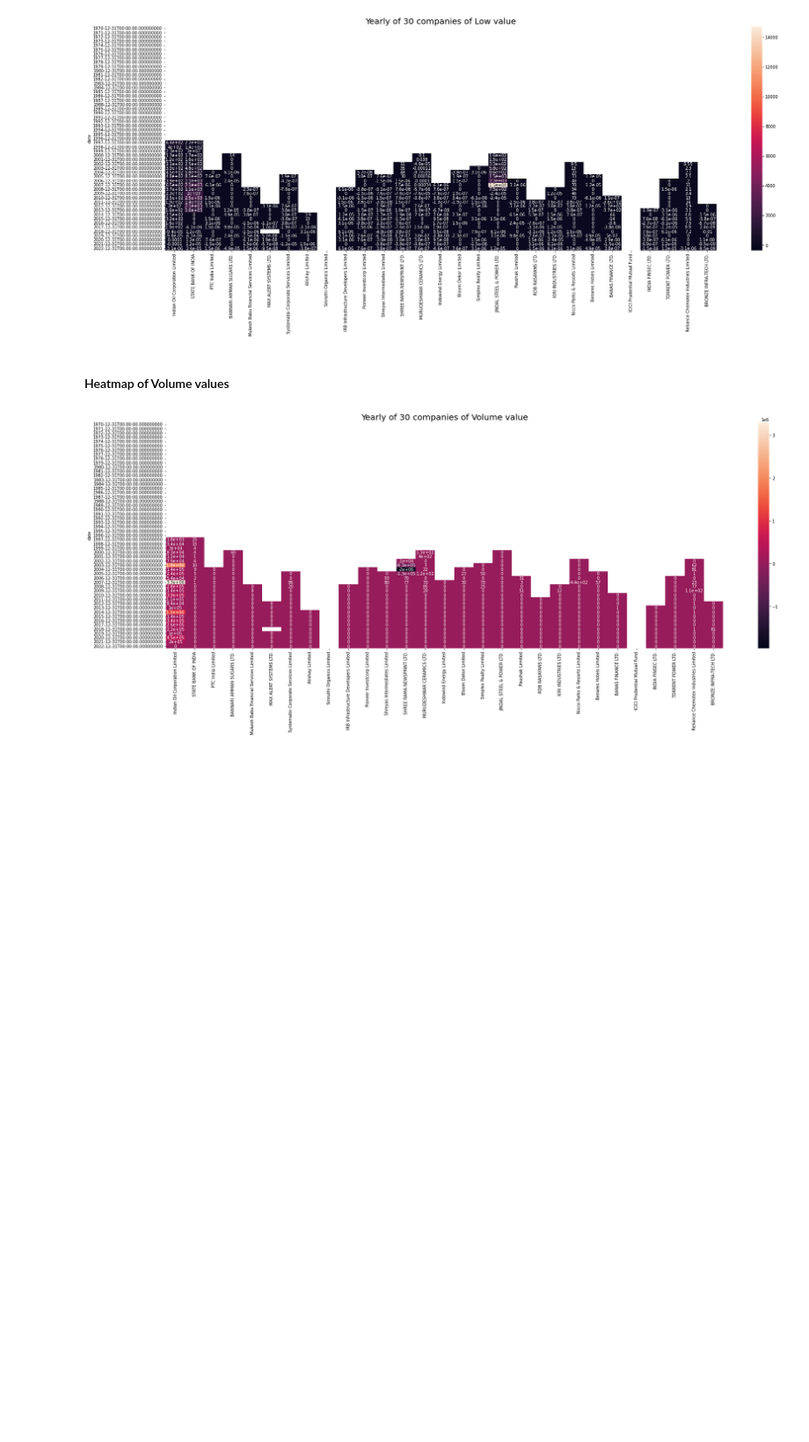
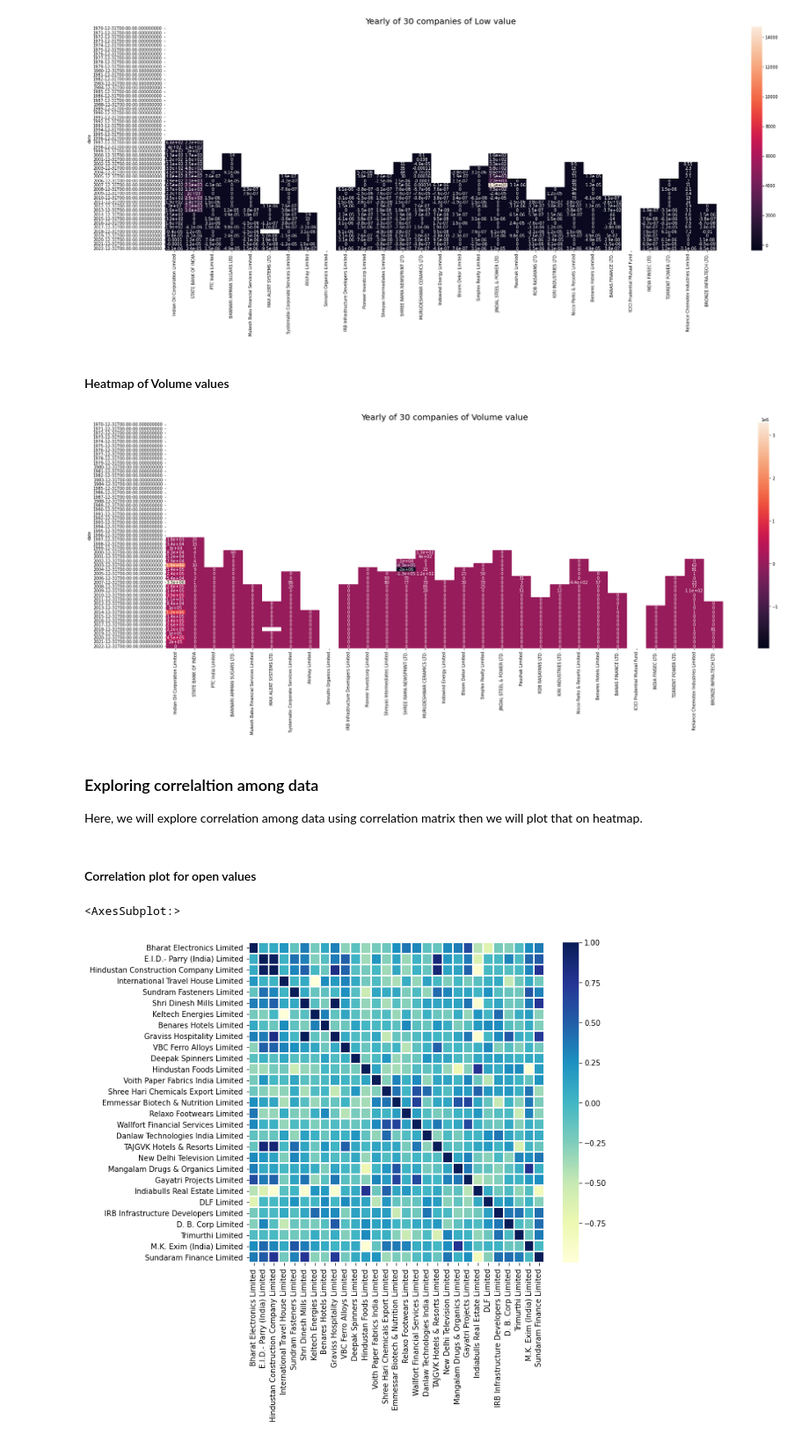
Before and after one commit to TechnocultureResearch/sentient, a Jupyter notebook: data_source_ api.ipynb, the cells around one changed output. Shown at 88% size. Cells and saved outputs as stored; diff of their text form; code cells hidden in the pictures; blank space fills up the shorter version.

```diff
--- a/data_source_ api.ipynb
+++ b/data_source_ api.ipynb
@@ -23,7 +24,7 @@ import requests
 Extracting ticker codes of yfinance and EODhistoricaldata of same companies.
 # %%
 '''Extracting ticker of eodhistoricaldata.'''
-api_key = os.environ['EOD_API_KEY']
+api_key = '6327e5ab358c70.29416475'
 
 class NoSuchExchange(Exception):
     def __init__(self, message: str= "No such exhange supported."):
@@ -44,13 +45,12 @@ def get_ticker_list(exchange, api_token, session=None):
         df = pd.read_csv(StringIO(r.text), skipfooter=0, parse_dates=[0], index_col=0, engine='python')
         return df
 # %%
-location = "C:\\Users\\Lenovo\\Desktop"
 file = 'Yahoo Ticker Symbols - September 2017.xlsx'
-df = pd.read_excel(os.path.join(location, file), sheet_name='Stock')
+df = pd.read_excel(os.path.abspath(file), sheet_name='Stock')
 ticker_list1 = get_ticker_list('BSE', api_key)
 name_list=ticker_list1['Name']
 df_BSE = df[df['Unnamed: 2'] == 'BSE']
-ticker = df_BSE[df_BSE['Unnamed: 1'].isin(name_list)].sample(30)
+ticker = df_BSE[df_BSE['Unnamed: 1'].isin(name_list)].head(30)
 extra_name = ticker_list1[ticker_list1['Name'].isin(ticker['Unnamed: 1'])].reset_index()
 yfinance_ticker = ticker['Yahoo Stock Tickers'].reset_index(drop=True)
 yfinance_company = ticker['Unnamed: 1'].reset_index(drop=True)
@@ -96,7 +96,7 @@ def get_eod_data(symbol, api_token="xxxx", session=None):
         df = pd.read_csv(StringIO(r.text), skipfooter=0, parse_dates=[0], index_col=0, engine='python')
         return df
 # %%
-api_key = os.environ['EOD_API_KEY']
+api_key = '6327e5ab358c70.29416475'
 eod_dict = {}
 for i in range(29):
     eod_dict[eod_company[i]] = get_eod_data(eod_ticker[i]+'.BSE', api_key)
@@ -137,11 +137,14 @@ Finding differences in data and combining values of different companies together
 # %%
 difference_in_data = {}
-for company in yfinance_company:
-    difference_in_data[company] = (eod_dict[company] - yfinance_dict[company])
-    difference_in_data[company]['date'] = pd.to_datetime(difference_in_data[company].index)
-    difference_in_data[company].set_index('date', inplace=True)
-    difference_in_data[company].index = pd.to_datetime(difference_in_data[company].index)
-    difference_in_data[company] = difference_in_data[company].resample('A').last()
+for company in eod_company:
+    try:
+        difference_in_data[company] = (eod_dict[company] - yfinance_dict[company])
+        difference_in_data[company]['date'] = pd.to_datetime(difference_in_data[company].index)
+        difference_in_data[company].set_index('date', inplace=True)
+        difference_in_data[company].index = pd.to_datetime(difference_in_data[company].index)
+        difference_in_data[company] = difference_in_data[company].resample('A').last()
+    except KeyError as e:
+        pass
 
 res = pd.concat(difference_in_data.values(), axis=1, keys=difference_in_data.keys())
 
@@ -260,3 +264,16 @@ plt.title('Yearly of 30 companies of Volume value', fontdict={'fontsize':20})
 plt.show()
 # %% [output]
 [figure]
+# %% [markdown]
+### Exploring correlaltion among data
+Here, we will explore correlation among data using correlation matrix then we will plot that on heatmap.
+# %% [markdown]
+#### Correlation plot for open values
+# %%
+corrmat = res_open.corr()
+
+f, ax = plt.subplots(figsize =(9, 8))
+sns.heatmap(corrmat, ax = ax, cmap ="YlGnBu", linewidths = 0.1)
+# %% [output]
+<AxesSubplot:>
+[figure, added]
```
Also changed, not shown: parts of 14 cells of this notebook.
